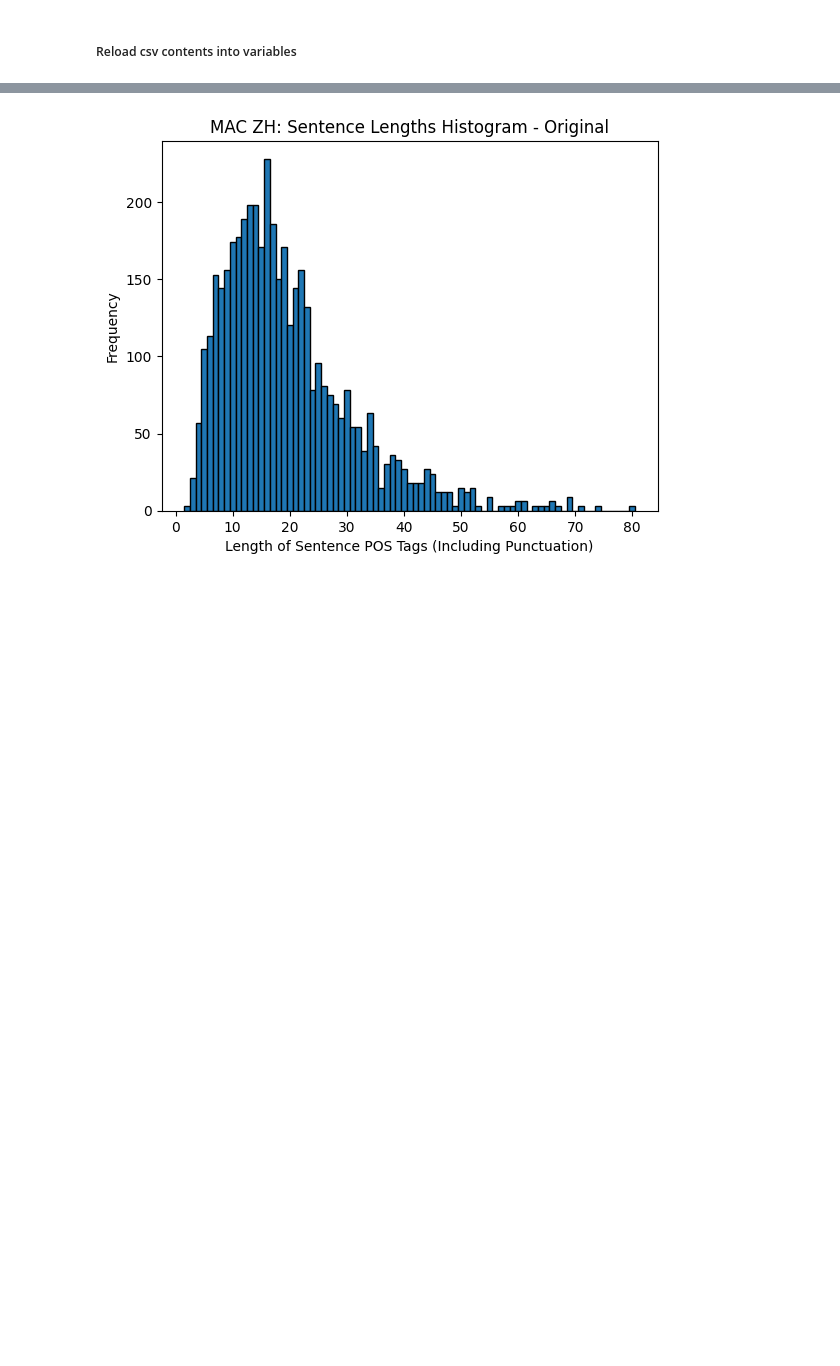
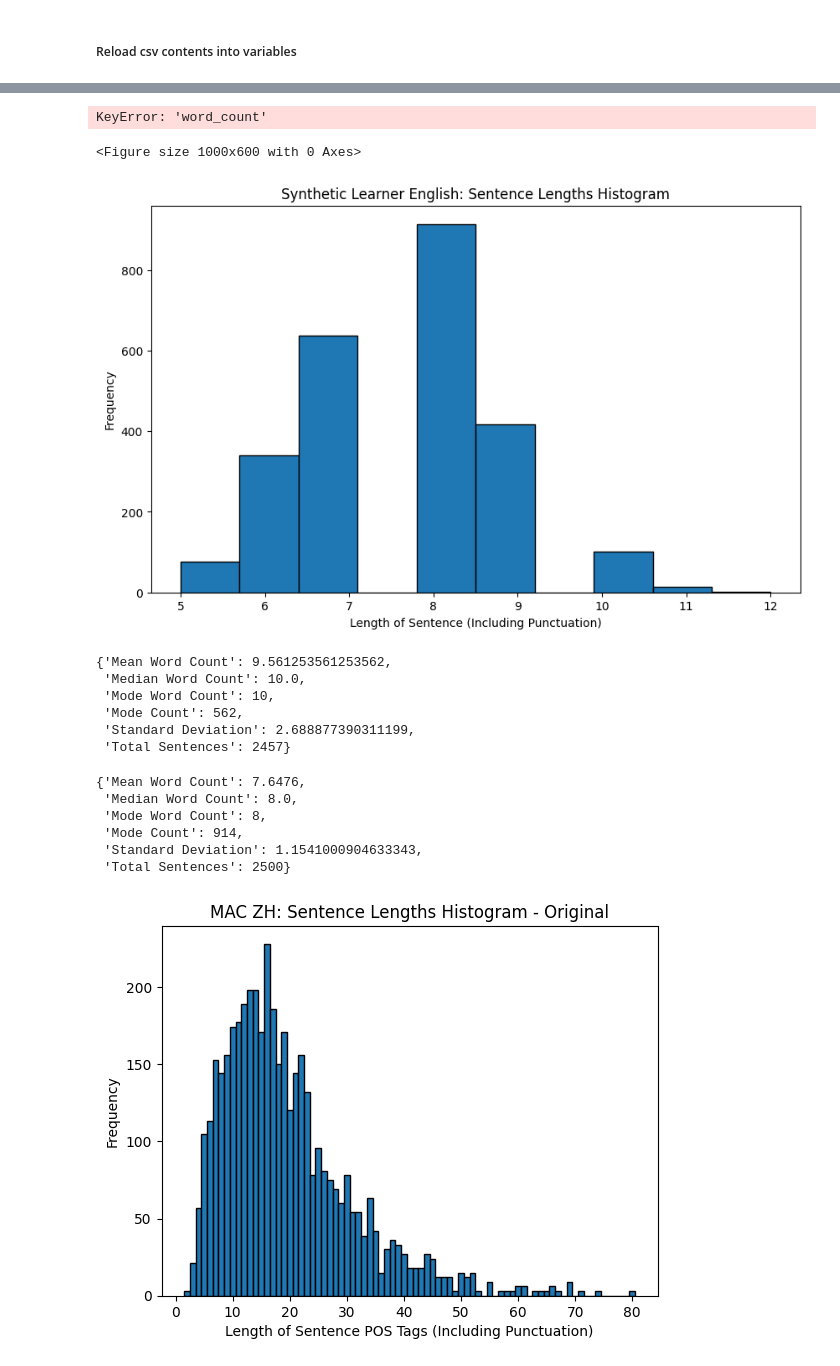
Before and after one commit to lauraahwa/iw, a Jupyter notebook: workspace.ipynb, the cells around one changed output, grey strips where cells are left out. Cells and saved outputs as stored; diff of their text form; code cells hidden in the pictures; blank space fills up the shorter version.

```diff
--- a/workspace.ipynb
+++ b/workspace.ipynb
@@ -127,3 +127,7 @@ in_between_tags_df = pd.read_csv('/content/drive/My Drive/IW_Codebase/in_between
 # %%
 en1_df = pd.read_csv('/content/drive/My Drive/IW_Codebase/new_en1.csv')
 zh1_df = pd.read_csv('/content/drive/My Drive/IW_Codebase/new_zh1.csv')
+# %%
+sse_df = pd.read_csv('/content/drive/My Drive/IW_Codebase/rule_based_flow/sse_sentences.csv')
+sle_df = pd.read_csv('/content/drive/My Drive/IW_Codebase/rule_based_flow/sle_sentences.csv')
+sle_df = sle_df.rename(columns={"0": "Sentence"})
@@ -129,0 +227,16 @@ zh1_df = pd.read_csv('/content/drive/My Drive/IW_Codebase/new_zh1.csv')
+# %%
+# Add a column with the word count
+sle_df['word_count'] = sle_df['Sentence'].apply(count_words)
+# %% [output]
+KeyError: 'word_count'
+<Figure size 1000x600 with 0 Axes>
+# %%
+# Plot a histogram of sentence length distribution
+plt.figure(figsize=(10, 6))
+plt.hist(sle_df['word_count'], bins=10, edgecolor='black')
+plt.title('Synthetic Learner English: Sentence Lengths Histogram')
+plt.xlabel('Length of Sentence (Including Punctuation)')
+plt.ylabel('Frequency')
+plt.show()
+# %% [output]
+[figure, added]
@@ -130,3 +260,37 @@ zh1_df = pd.read_csv('/content/drive/My Drive/IW_Codebase/new_zh1.csv')
+# %%
+stats
+# %% [output]
+{'Mean Word Count': 9.561253561253562,
+ 'Median Word Count': 10.0,
+ 'Mode Word Count': 10,
+ 'Mode Count': 562,
+ 'Standard Deviation': 2.688877390311199,
+ 'Total Sentences': 2457}
+# %%
+mean_word_count = sle_df['word_count'].mean()
+median_word_count = sle_df['word_count'].median()
+mode_word_count = sle_df['word_count'].mode().iloc[0]  # Mode can have multiple values; take the first
+mode_count = (sle_df['word_count'] == mode_word_count).sum()
+std_dev_word_count = sle_df['word_count'].std()
+total_sentences = len(sle_df)
+
+# Compile the results
+stats_sle = {
+    "Mean Word Count": mean_word_count,
+    "Median Word Count": median_word_count,
+    "Mode Word Count": mode_word_count,
+    "Mode Count": mode_count,
+    "Standard Deviation": std_dev_word_count,
+    "Total Sentences": total_sentences,
+}
+stats_sle
+# %% [output]
+{'Mean Word Count': 7.6476,
+ 'Median Word Count': 8.0,
+ 'Mode Word Count': 8,
+ 'Mode Count': 914,
+ 'Standard Deviation': 1.1541000904633343,
+ 'Total Sentences': 2500}
 # %%
 row_lengths = zh1_df.apply(lambda row: row.count(), axis=1)
 plt.hist(row_lengths, bins=range(min(row_lengths), max(row_lengths) + 2), align='left', edgecolor='black')
```
Also changed, not shown: parts of 20 cells of this notebook, 27 other files.
